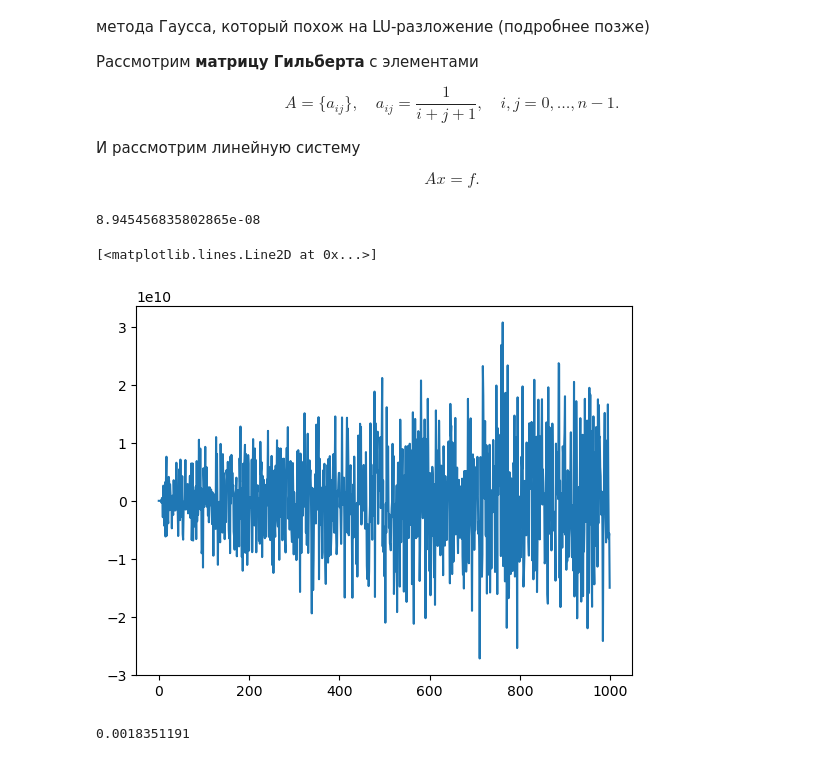
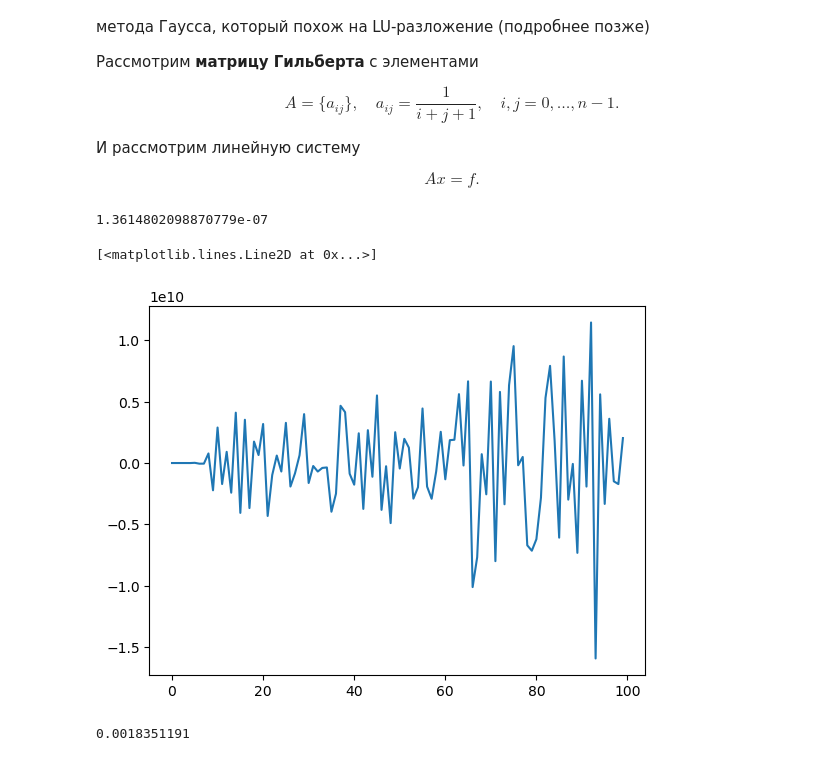
Before and after one commit to MerkulovDaniil/nla360, a Jupyter notebook: lectures/lecture-1/lecture-1.ipynb, the cells around one changed output. Drawn from its saved outputs; the diff is of its cells as text; code cells hidden in the pictures.

```diff
--- a/lectures/lecture-1/lecture-1.ipynb
+++ b/lectures/lecture-1/lecture-1.ipynb
@@ -578,8 +529,8 @@ Relative error in Chebyshev norm: 0.7942525068309023
 # %%
 
 import matplotlib.pyplot as plt
-p = 1 # Which norm do we use
-M = 40000 # Number of sampling points
+p = 0.5 # Which norm do we use
+M = 10000 # Number of sampling points
 b = []
 for i in range(M):
     a = np.random.randn(2, 1)
@@ -624,18 +575,18 @@ $$A = \{a_{ij}\}, \quad a_{ij} = \frac{1}{i + j + 1}, \quad i,j = 0, \ldots, n-1
 $$Ax = f.$$
 # %%
 import numpy as np
-n = 1000
+n = 100
 a = [[1.0/(i + j + 1) for i in range(n)] for j in range(n)] # Hilbert matrix
 A = np.array(a)
-rhs =  np.random.randn(n)
+#rhs =  np.random.randn(n)
 rhs = np.ones(n)
 sol = np.linalg.solve(A, rhs)
 print(np.linalg.norm(A @ sol - rhs)/np.linalg.norm(rhs))
 plt.plot(sol)
 # %% [output]
-8.945456835802865e-08
+1.3614802098870779e-07
 [<matplotlib.lines.Line2D at 0x...>]
-[figure, old version]
+[figure, new version]
 # %%
 rhs = np.ones(n)
 sol = np.linalg.solve(A, rhs)
```
Also changed, not shown: parts of 9 cells of this notebook, 6 other files.
